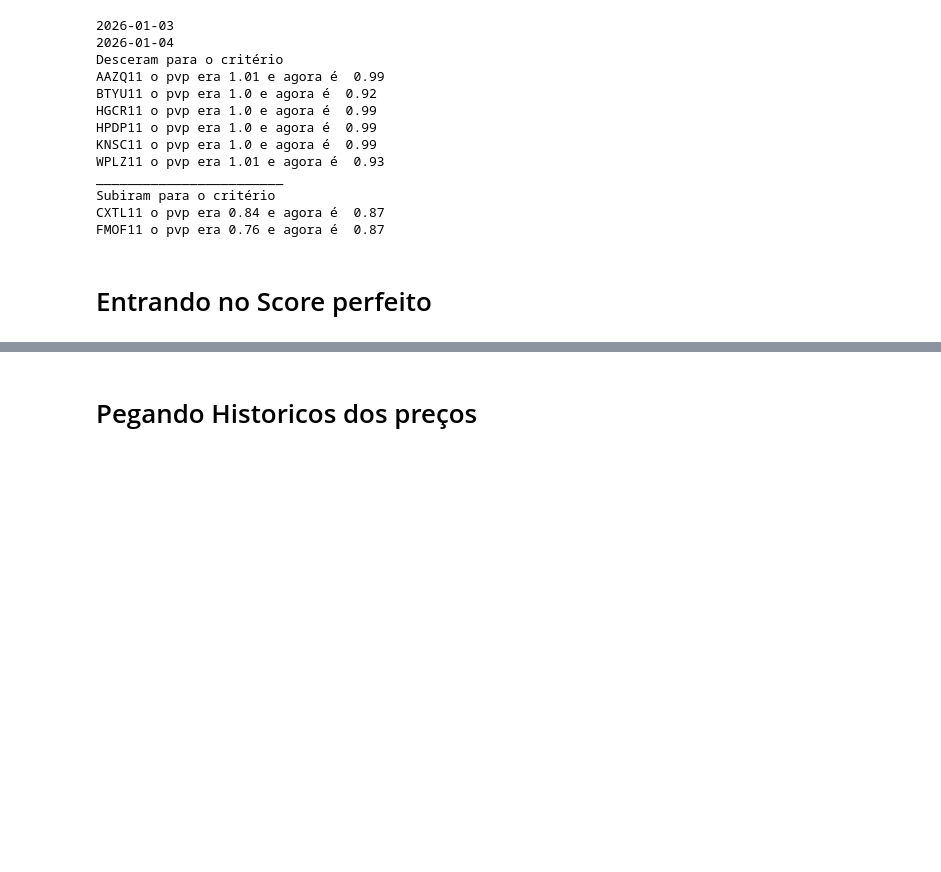
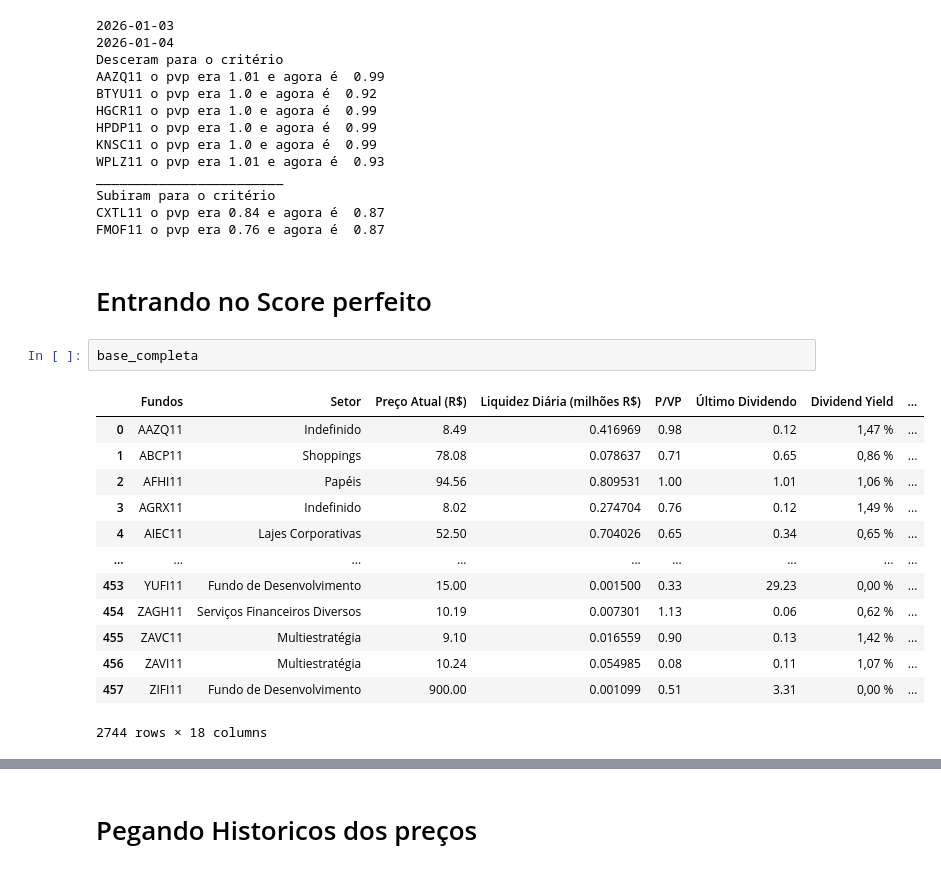
Before and after one commit to DanilJP/fii_monitor, a Jupyter notebook: aux_fii.ipynb, the cells around one changed output, grey strips where cells are left out. Drawn from its saved outputs; the diff is of its cells as text; blank space fills up the shorter version.

```diff
--- a/aux_fii.ipynb
+++ b/aux_fii.ipynb
@@ -552,4 +552,20 @@ CXTL11 o pvp era 0.84 e agora é  0.87
 FMOF11 o pvp era 0.76 e agora é  0.87
 # %% [markdown]
 # Entrando no Score perfeito
+# %%
+base_completa
+# %% [output]
+|  | Fundos | Setor | Preço Atual (R$) | Liquidez Diária (milhões R$) | P/VP | Último Dividendo | Dividend Yield | ... |
+| 0 | AAZQ11 | Indefinido | 8.49 | 0.416969 | 0.98 | 0.12 | 1,47 % | ... |
+| 1 | ABCP11 | Shoppings | 78.08 | 0.078637 | 0.71 | 0.65 | 0,86 % | ... |
+| 2 | AFHI11 | Papéis | 94.56 | 0.809531 | 1.00 | 1.01 | 1,06 % | ... |
+| 3 | AGRX11 | Indefinido | 8.02 | 0.274704 | 0.76 | 0.12 | 1,49 % | ... |
+| 4 | AIEC11 | Lajes Corporativas | 52.50 | 0.704026 | 0.65 | 0.34 | 0,65 % | ... |
+| ... | ... | ... | ... | ... | ... | ... | ... | ... |
+| 453 | YUFI11 | Fundo de Desenvolvimento | 15.00 | 0.001500 | 0.33 | 29.23 | 0,00 % | ... |
+| 454 | ZAGH11 | Serviços Financeiros Diversos | 10.19 | 0.007301 | 1.13 | 0.06 | 0,62 % | ... |
+| 455 | ZAVC11 | Multiestratégia | 9.10 | 0.016559 | 0.90 | 0.13 | 1,42 % | ... |
+| 456 | ZAVI11 | Multiestratégia | 10.24 | 0.054985 | 0.08 | 0.11 | 1,07 % | ... |
+| 457 | ZIFI11 | Fundo de Desenvolvimento | 900.00 | 0.001099 | 0.51 | 3.31 | 0,00 % | ... |
+2744 rows × 18 columns
 # %%
```
Also changed, not shown: parts of 2 cells of this notebook, 1 other file.
